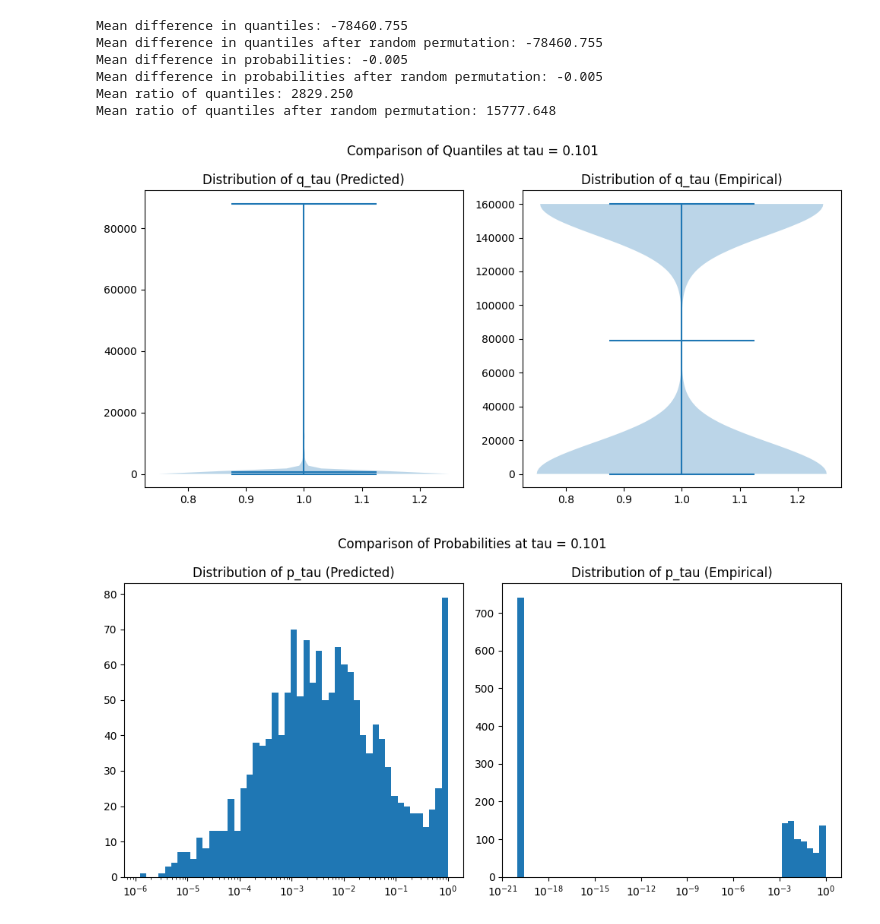
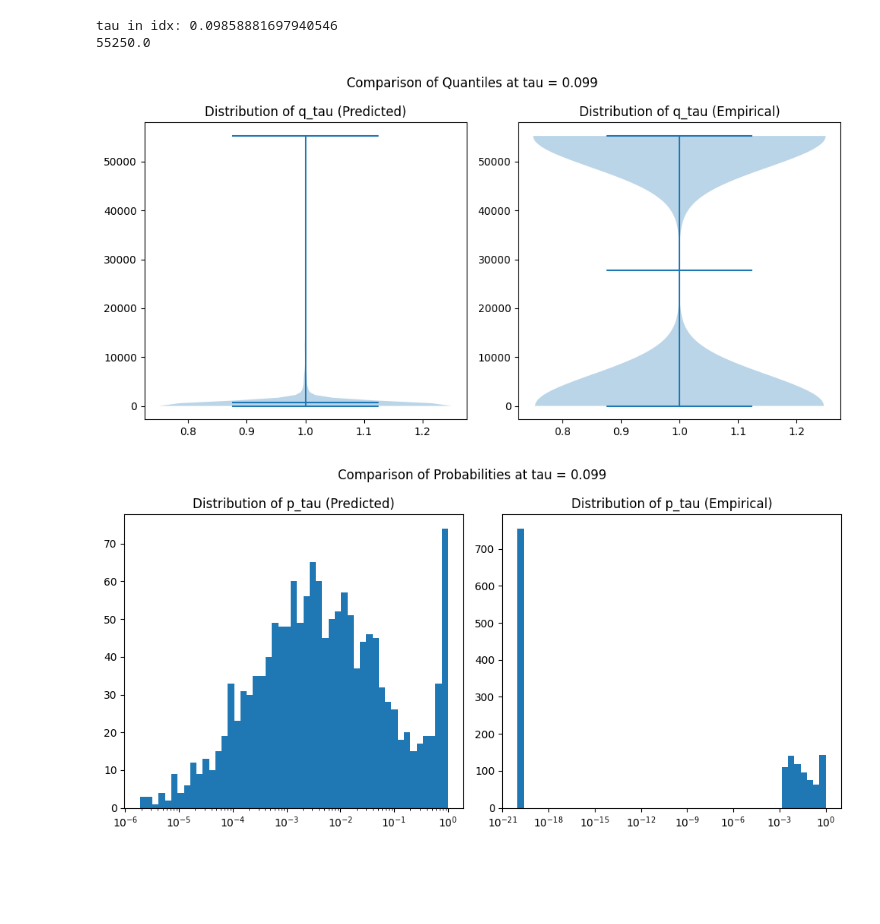
Before and after one commit to giladfrid009/llm-survival, a Jupyter notebook: real_data_conformal.ipynb, the cells around one changed output. Drawn from its saved outputs; the diff is of its cells as text; code cells hidden in the pictures; blank space fills up the shorter version.

```diff
--- a/real_data_conformal.ipynb
+++ b/real_data_conformal.ipynb
@@ -19,8 +19,8 @@ cal_prompts = PromptOnlyDataset("data/rtp_500/split_1_0.5_0.1_0.2_0.2/cal.pkl")
 
 cal_props = PropDataset("data/rtp_500/split_1_0.5_0.1_0.2_0.2/cal.pkl", score_name="toxicity", threshold=0.5)
 
-cal_prompts.data = cal_prompts.data[-1500:]
-cal_props.data = cal_props.data[-1500:]
+cal_prompts.data = cal_prompts.data[:1500]
+cal_props.data = cal_props.data[:1500]
 
 # Load the model from the checkpoint "saved/Prop_rtp_500_ModernBERT_L1/lightning_logs/version_11/checkpoints/epoch=4-step=495.ckpt"
 model = ToxicClassifier.load_from_checkpoint(
@@ -28,7 +28,9 @@ model = ToxicClassifier.load_from_checkpoint(
 )
 model.eval()
 
-taus = torch.tensor(np.logspace(-3, 0, 200))
+tau_space = np.logspace(-15, -0.33, 500)
+
+taus = torch.tensor(tau_space)
 # Get the index closest to 0.1
 idx = (taus - 0.1).abs().argmin()
 model.set_taus(taus)
@@ -74,48 +57,38 @@ W0425 18:36:40.293000 2245512 site-packages/torch/_dynamo/convert_frame.py:1233]
 # %%
 pred = {"proba": torch.cat([p["proba"] for p in raw_pred], dim=0),}
 if "tau" in raw_pred[0]:
-    pred["tau"] = torch.stack([p["tau"] for p in raw_pred], dim=0)
+    pred["tau"] = torch.stack([p["tau"] for p in raw_pred], dim=0).squeeze(0)
 # %%
 from matplotlib import pyplot as plt
 # from scipy.stats.geom import ppf
 import scipy
 
+print(f"tau in idx: {taus[idx]}")
 prob_pred = np.array([item.item() for item in pred['proba']])
-quant_pred = scipy.stats.geom.ppf(taus[idx], prob_pred)
-quant_pred[np.isclose(prob_pred, 0)] = 16e4
+quant_pred = np.array([item.item() for item in pred['tau'][idx]])
+print(quant_pred.max())
 
 prob_emp = np.array([item[1][0] for item in cal_props])
 quant_emp = scipy.stats.geom.ppf(taus[idx], prob_emp)
-quant_emp[np.isclose(prob_emp, 0)] = 16e4
+quant_emp[np.isclose(prob_emp, 0)] = quant_pred.max()
 
-print(f"Mean difference in quantiles: {np.mean(quant_pred - quant_emp):.3f}")
-print(f"Mean difference in quantiles after random permutation: {np.mean(quant_pred - np.random.permutation(quant_emp)):.3f}")
 
-print(f"Mean difference in probabilities: {np.mean(prob_pred - prob_emp):.3f}")
-print(f"Mean difference in probabilities after random permutation: {np.mean(prob_pred - np.random.permutation(prob_emp)):.3f}")
-
-print(f"Mean ratio of quantiles: {np.mean(quant_emp / quant_pred):.3f}")
-print(f"Mean ratio of quantiles after random permutation: {np.mean(np.random.permutation(quant_emp) / quant_pred):.3f}")
 
 # Plot the distributions of quant_pred and quant_emp with a violin plot
 plt.figure(figsize=(10, 5))
 plt.subplot(1, 2, 1)
 plt.violinplot(quant_pred, showmeans=True)
 plt.title(f"Distribution of q_tau (Predicted)")
 plt.subplot(1, 2, 2)
 plt.violinplot(quant_emp, showmeans=True)
 plt.title(f"Distribution of q_tau (Empirical)")
 plt.suptitle(f"Comparison of Quantiles at tau = {taus[idx]:.3f}")
 plt.tight_layout()
 plt.show()
 # %% [output]
-Mean difference in quantiles: -78460.755
-Mean difference in quantiles after random permutation: -78460.755
-Mean difference in probabilities: -0.005
-Mean difference in probabilities after random permutation: -0.005
-Mean ratio of quantiles: 2829.250
-Mean ratio of quantiles after random permutation: 15777.648
+tau in idx: 0.09858881697940546
+55250.0
-[figure, old version]
+[figure, new version]
 # %%
 # Now plot the distribution of the probabilities themselves in log scale in x
 proba_pred = np.array([item.item() for item in pred['proba']])
@@ -144,7 +117,7 @@ plt.suptitle(f"Comparison of Probabilities at tau = {taus[idx]:.3f}")
 plt.tight_layout()
 plt.show()
 # %% [output]
-[figure, old version]
+[figure, new version]
 # %%
 # Check if the samples for which proba_emp == 0 are seperable from the rest based on a threshold on the predicted probabilities
 # Get the indices of the samples where proba_emp == 0
```
Also changed, not shown: parts of 4 cells of this notebook.
